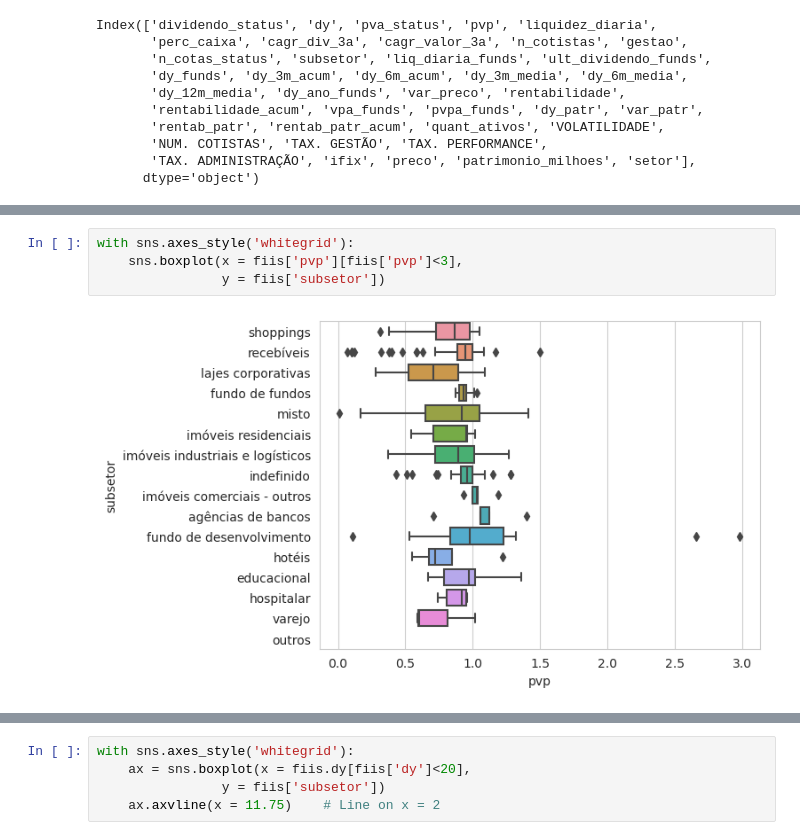
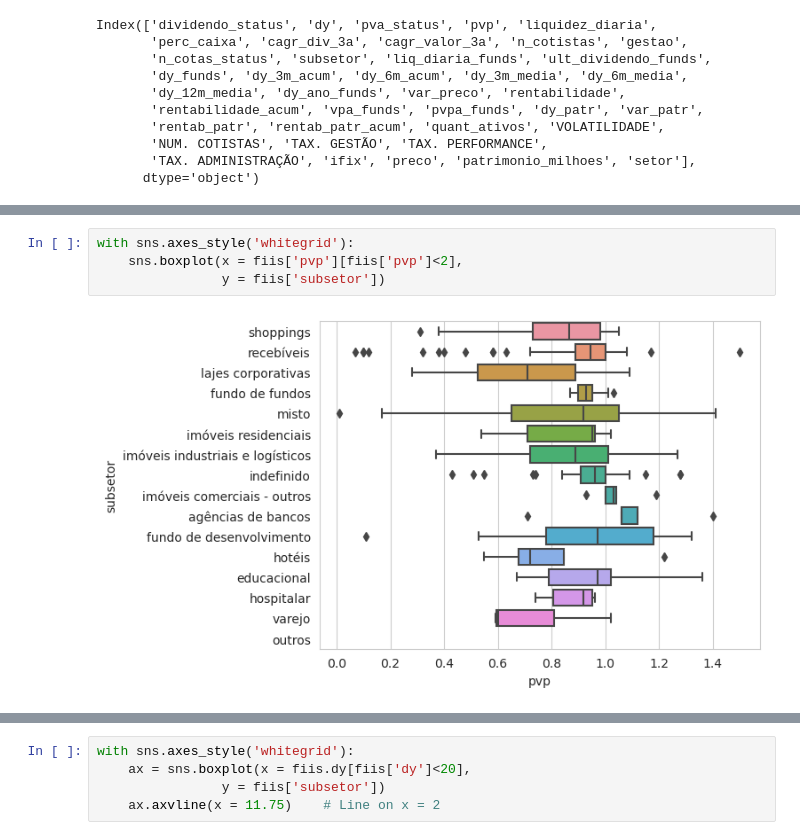
Before and after one commit to Mateus-cpa/analisando_fiis, a Jupyter notebook: analisando-fiis.ipynb, the cells around one changed output, grey strips where cells are left out. Saved outputs shown, nothing was run; the diff lists cells and outputs as text.

```diff
--- a/analisando-fiis.ipynb
+++ b/analisando-fiis.ipynb
@@ -821,6 +855,6 @@ sns.heatmap(fiis[['dy','pvp','n_cotistas','quant_ativos','preco','ifix','dy_patr
 # %%
 with sns.axes_style('whitegrid'):
-    sns.boxplot(x = fiis['pvp'][fiis['pvp']<3],
+    sns.boxplot(x = fiis['pvp'][fiis['pvp']<2],
                 y = fiis['subsetor'])
 # %% [output]
-[figure, old version]
+[figure, new version]
```
Also changed, not shown: parts of 29 cells of this notebook.
